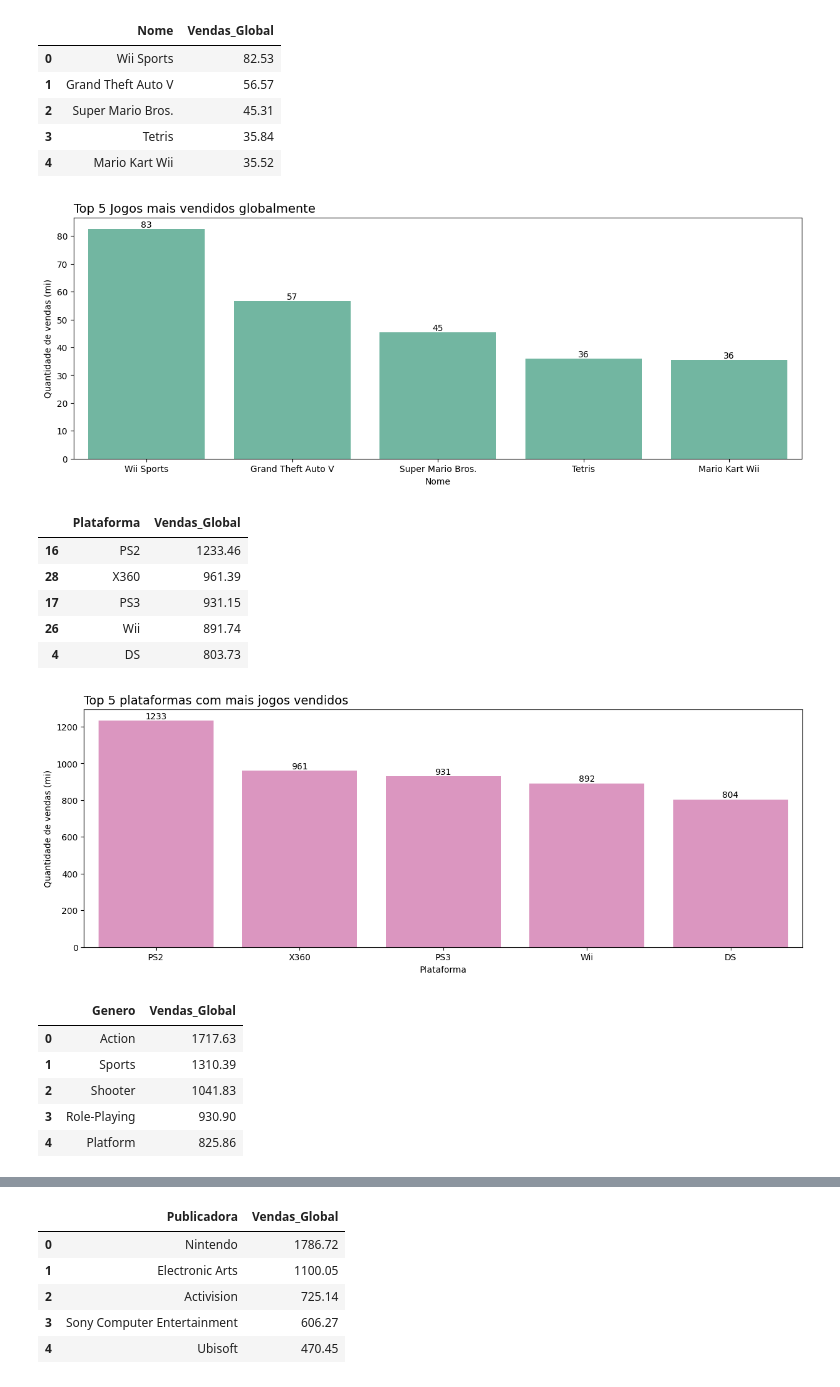
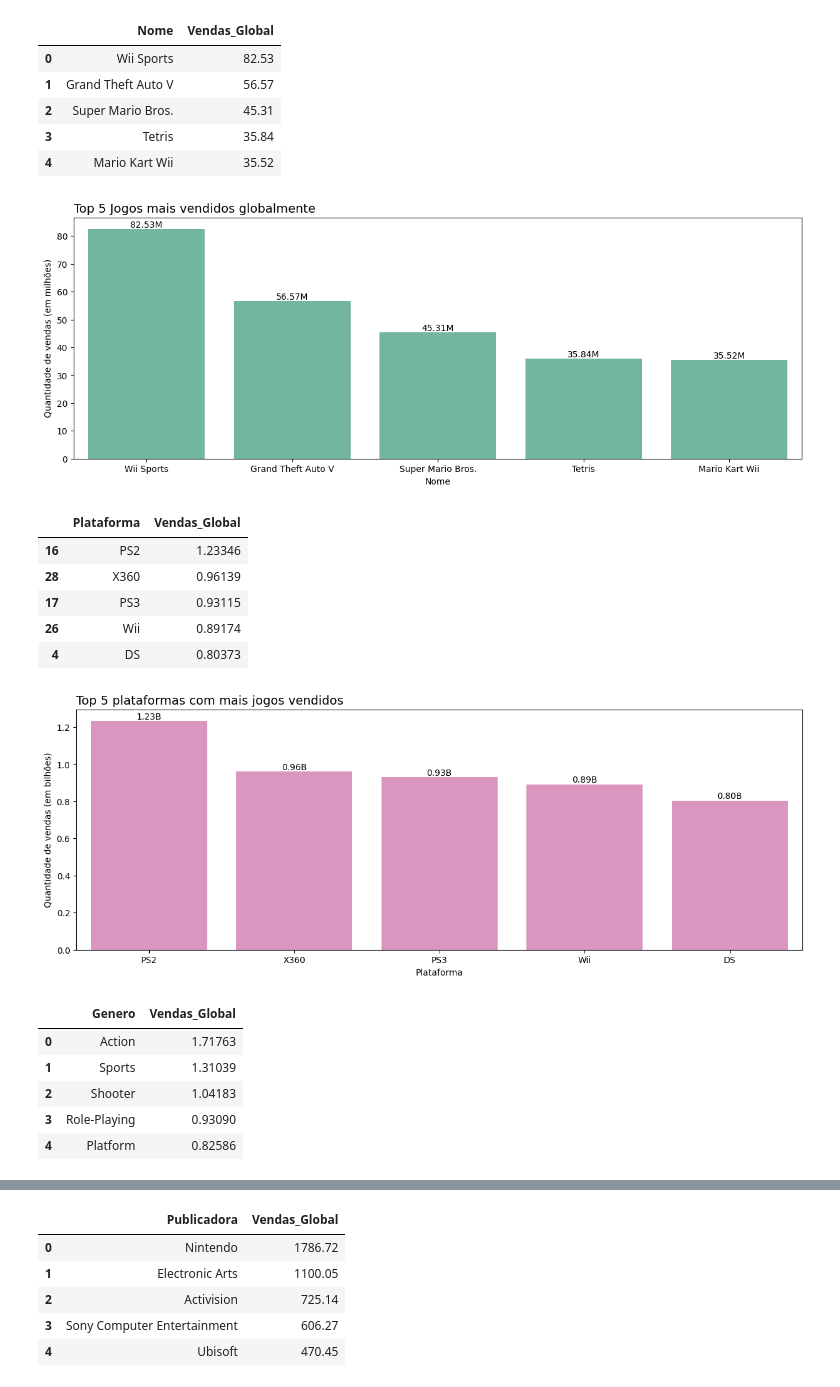
Before and after one commit to jefersoncarmoo/analise-vendas-games, a Jupyter notebook: Análise_Mercado_de_Games_Vendas_Globais.ipynb, the cells around one changed output, grey strips where cells are left out. Drawn from its saved outputs; the diff is of its cells as text; code cells hidden in the pictures.

```diff
--- a/Análise_Mercado_de_Games_Vendas_Globais.ipynb
+++ b/Análise_Mercado_de_Games_Vendas_Globais.ipynb
@@ -137,53 +137,61 @@ plt.title('Top 5 Jogos mais vendidos globalmente', loc='left', fontsize=14)
 
 #Gráfico de barras usando as vendas globais de jogos
 ax = sns.barplot(data=Analise_Jogos.head(5), x='Nome', y='Vendas_Global', ci=None, color=Paleta_Cores[0], estimator=sum)
-ax.bar_label(ax.containers[0], fmt='%.0f', fontsize=10)
+ax.bar_label(ax.containers[0], fmt='%.2fM', fontsize=10)
 #Label
-plt.ylabel('Quantidade de vendas (mi)');
+plt.ylabel('Quantidade de vendas (em milhões)');
 # %% [output]
-[figure, old version]
+[figure, new version]
 # %%
 #Criando um dataframe que agrupa as vendas globais por plataforma
 Analise_Plataformas = Base_Dados.groupby(['Plataforma'])['Vendas_Global'].sum().reset_index()
+
+# Convertendo de milhões para bilhões
+Analise_Plataformas['Vendas_Global'] = Analise_Plataformas['Vendas_Global'] / 1000
+
 #Organizando o dataframe análise em ordem
 Analise_Plataformas.sort_values(by='Vendas_Global', ascending=False, inplace=True)
 Analise_Plataformas.head()
 # %% [output]
 |  | Plataforma | Vendas_Global |
-| 16 | PS2 | 1233.46 |
-| 28 | X360 | 961.39 |
-| 17 | PS3 | 931.15 |
-| 26 | Wii | 891.74 |
-| 4 | DS | 803.73 |
+| 16 | PS2 | 1.23346 |
+| 28 | X360 | 0.96139 |
+| 17 | PS3 | 0.93115 |
+| 26 | Wii | 0.89174 |
+| 4 | DS | 0.80373 |
 # %%
 #Criando gráfico
 #Tamanho da Imagem
 plt.figure(figsize=(15,5))
 
 #Título
 plt.title('Top 5 plataformas com mais jogos vendidos', loc='left', fontsize=14)
 
 #Gráfico de barras usando as vendas globais por plataformas
 ax = sns.barplot(data=Analise_Plataformas.head(5), x='Plataforma', y='Vendas_Global', ci=None, color=Paleta_Cores[3], estimator=sum)
-ax.bar_label(ax.containers[0], fmt='%.0f', fontsize=10)
+ax.bar_label(ax.containers[0], fmt='%.2fB', fontsize=10)
 #Label
-plt.ylabel('Quantidade de vendas (mi)');
+plt.ylabel('Quantidade de vendas (em bilhões)');
 # %% [output]
-[figure, old version]
+[figure, new version]
 # %%
 #Criando um dataframe que agrupa as vendas globais de jogos por gênero
 Analise_Generos = Base_Dados.groupby(['Genero'])['Vendas_Global'].sum().reset_index()
 #Organizando o dataframe análise em ordem
 Analise_Generos.sort_values(by='Vendas_Global', ascending=False, inplace=True)
+
+# Convertendo de milhões para bilhões
+Analise_Generos['Vendas_Global'] = Analise_Generos['Vendas_Global'] / 1000
+
 Analise_Generos.reset_index(drop=True, inplace=True)
 Analise_Generos.head()
 # %% [output]
 |  | Genero | Vendas_Global |
-| 0 | Action | 1717.63 |
-| 1 | Sports | 1310.39 |
-| 2 | Shooter | 1041.83 |
-| 3 | Role-Playing | 930.90 |
-| 4 | Platform | 825.86 |
+| 0 | Action | 1.71763 |
+| 1 | Sports | 1.31039 |
+| 2 | Shooter | 1.04183 |
+| 3 | Role-Playing | 0.93090 |
+| 4 | Platform | 0.82586 |
 # %%
 #Tamanho da Imagem
 plt.figure(figsize=(15,5))
```
Also changed, not shown: parts of 3 cells of this notebook.
